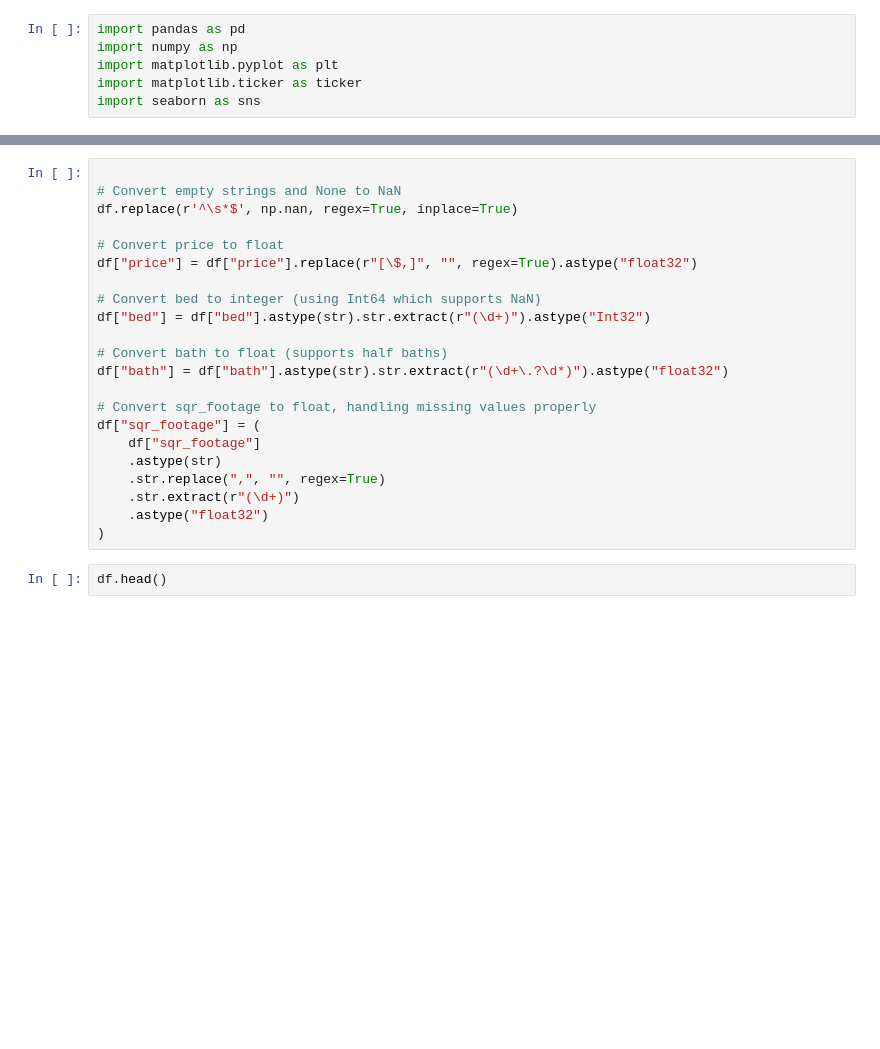
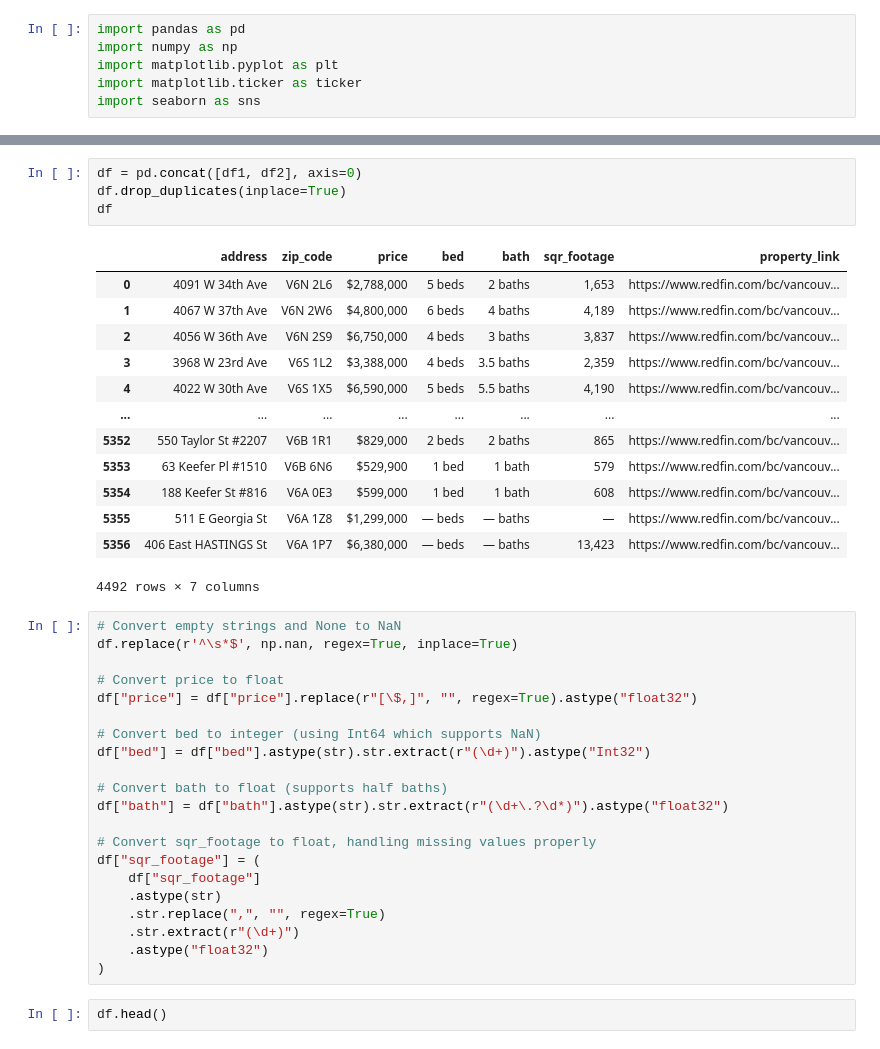
Before and after one commit to chrisgqy/Redfin_RealEstate_ETL, a Jupyter notebook: notebook/transformation.ipynb, the cells around one changed output, grey strips where cells are left out. Cells and saved outputs as stored; diff of their text form; blank space fills up the shorter version.

```diff
--- a/notebook/transformation.ipynb
+++ b/notebook/transformation.ipynb
@@ -12,5 +42,22 @@ df = df.drop_duplicates()
+# %%
+df = pd.concat([df1, df2], axis=0)
+df.drop_duplicates(inplace=True)
+df
+# %% [output]
+|  | address | zip_code | price | bed | bath | sqr_footage | property_link |
+| 0 | 4091 W 34th Ave | V6N 2L6 | $2,788,000 | 5 beds | 2 baths | 1,653 | https://www.redfin.com/bc/vancouv... |
+| 1 | 4067 W 37th Ave | V6N 2W6 | $4,800,000 | 6 beds | 4 baths | 4,189 | https://www.redfin.com/bc/vancouv... |
+| 2 | 4056 W 36th Ave | V6N 2S9 | $6,750,000 | 4 beds | 3 baths | 3,837 | https://www.redfin.com/bc/vancouv... |
+| 3 | 3968 W 23rd Ave | V6S 1L2 | $3,388,000 | 4 beds | 3.5 baths | 2,359 | https://www.redfin.com/bc/vancouv... |
+| 4 | 4022 W 30th Ave | V6S 1X5 | $6,590,000 | 5 beds | 5.5 baths | 4,190 | https://www.redfin.com/bc/vancouv... |
+| ... | ... | ... | ... | ... | ... | ... | ... |
+| 5352 | 550 Taylor St #2207 | V6B 1R1 | $829,000 | 2 beds | 2 baths | 865 | https://www.redfin.com/bc/vancouv... |
+| 5353 | 63 Keefer Pl #1510 | V6B 6N6 | $529,900 | 1 bed | 1 bath | 579 | https://www.redfin.com/bc/vancouv... |
+| 5354 | 188 Keefer St #816 | V6A 0E3 | $599,000 | 1 bed | 1 bath | 608 | https://www.redfin.com/bc/vancouv... |
+| 5355 | 511 E Georgia St | V6A 1Z8 | $1,299,000 | — beds | — baths | — | https://www.redfin.com/bc/vancouv... |
+| 5356 | 406 East HASTINGS St | V6A 1P7 | $6,380,000 | — beds | — baths | 13,423 | https://www.redfin.com/bc/vancouv... |
+4492 rows × 7 columns
 # %%
-
 # Convert empty strings and None to NaN
 df.replace(r'^\s*$', np.nan, regex=True, inplace=True)
 
```
Also changed, not shown: parts of 5 cells of this notebook.
